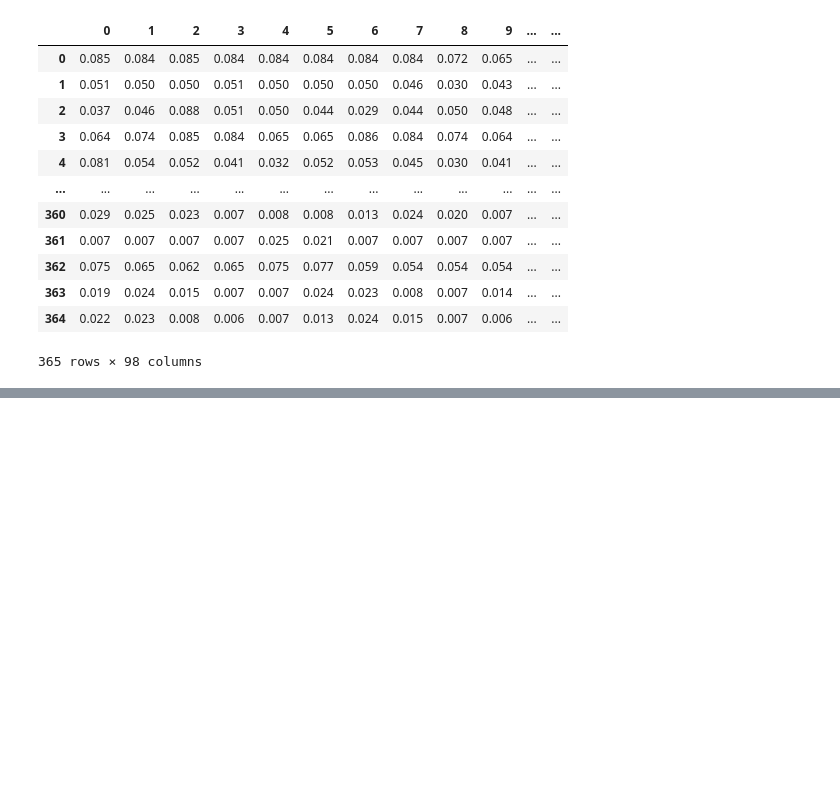
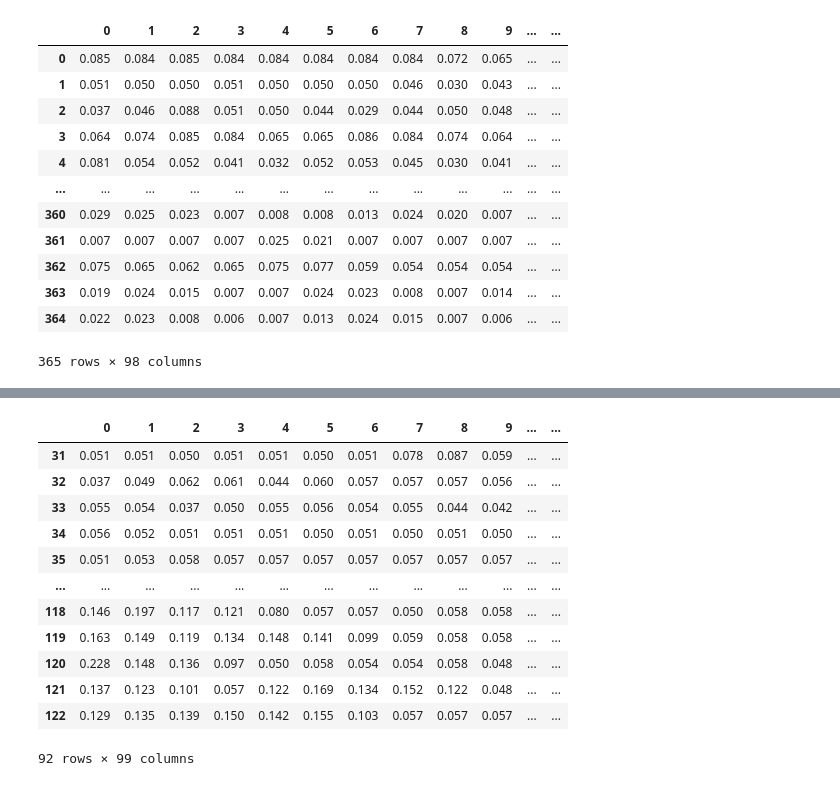
Before and after one commit to formegusto/pattern-recognition, a Jupyter notebook: 02.Data Preprocessing.ipynb, the cells around one changed output, grey strips where cells are left out. Drawn from its saved outputs; the diff is of its cells as text; code cells hidden in the pictures; blank space fills up the shorter version.

Commit message:
SeasonSlit

```diff
--- a/02.Data Preprocessing.ipynb
+++ b/02.Data Preprocessing.ipynb
@@ -257,0 +296,17 @@ merge_data
+# %%
+bakMerge = merge_data
+# %%
+merge_data = bakMerge
+# %%
+def SeasonSplit(df, season):
+    list = []
+    if season == "SPRING":
+        list = ["03", "04", "05"]
+    elif season == "SUMMER":
+        list = ["06", "07", "08"]
+    elif season == "AUTUMN":
+        list = ["09", "10", "11"]
+    elif season == "WINTER":
+        list = ["12", "01", "02"]
+
+    return df[df['month'].isin(list)]
@@ -257,0 +329,6 @@ merge_data
+# %%
+month = []
+for date in merge_data['date']:
+    month.append(date[4:6])
+
+merge_data['month'] = month
@@ -257,0 +351,16 @@ merge_data
+# %%
+SeasonSplit(merge_data, "SUMMER")
+# %% [output]
+|  | 0 | 1 | 2 | 3 | 4 | 5 | 6 | 7 | 8 | 9 | ... | ... |
+| 31 | 0.051 | 0.051 | 0.050 | 0.051 | 0.051 | 0.050 | 0.051 | 0.078 | 0.087 | 0.059 | ... | ... |
+| 32 | 0.037 | 0.049 | 0.062 | 0.061 | 0.044 | 0.060 | 0.057 | 0.057 | 0.057 | 0.056 | ... | ... |
+| 33 | 0.055 | 0.054 | 0.037 | 0.050 | 0.055 | 0.056 | 0.054 | 0.055 | 0.044 | 0.042 | ... | ... |
+| 34 | 0.056 | 0.052 | 0.051 | 0.051 | 0.051 | 0.050 | 0.051 | 0.050 | 0.051 | 0.050 | ... | ... |
+| 35 | 0.051 | 0.053 | 0.058 | 0.057 | 0.057 | 0.057 | 0.057 | 0.057 | 0.057 | 0.057 | ... | ... |
+| ... | ... | ... | ... | ... | ... | ... | ... | ... | ... | ... | ... | ... |
+| 118 | 0.146 | 0.197 | 0.117 | 0.121 | 0.080 | 0.057 | 0.057 | 0.050 | 0.058 | 0.058 | ... | ... |
+| 119 | 0.163 | 0.149 | 0.119 | 0.134 | 0.148 | 0.141 | 0.099 | 0.059 | 0.058 | 0.058 | ... | ... |
+| 120 | 0.228 | 0.148 | 0.136 | 0.097 | 0.050 | 0.058 | 0.054 | 0.054 | 0.058 | 0.048 | ... | ... |
+| 121 | 0.137 | 0.123 | 0.101 | 0.057 | 0.122 | 0.169 | 0.134 | 0.152 | 0.122 | 0.048 | ... | ... |
+| 122 | 0.129 | 0.135 | 0.139 | 0.150 | 0.142 | 0.155 | 0.103 | 0.057 | 0.057 | 0.057 | ... | ... |
+92 rows × 99 columns
```
Also changed, not shown: parts of 11 cells of this notebook.
